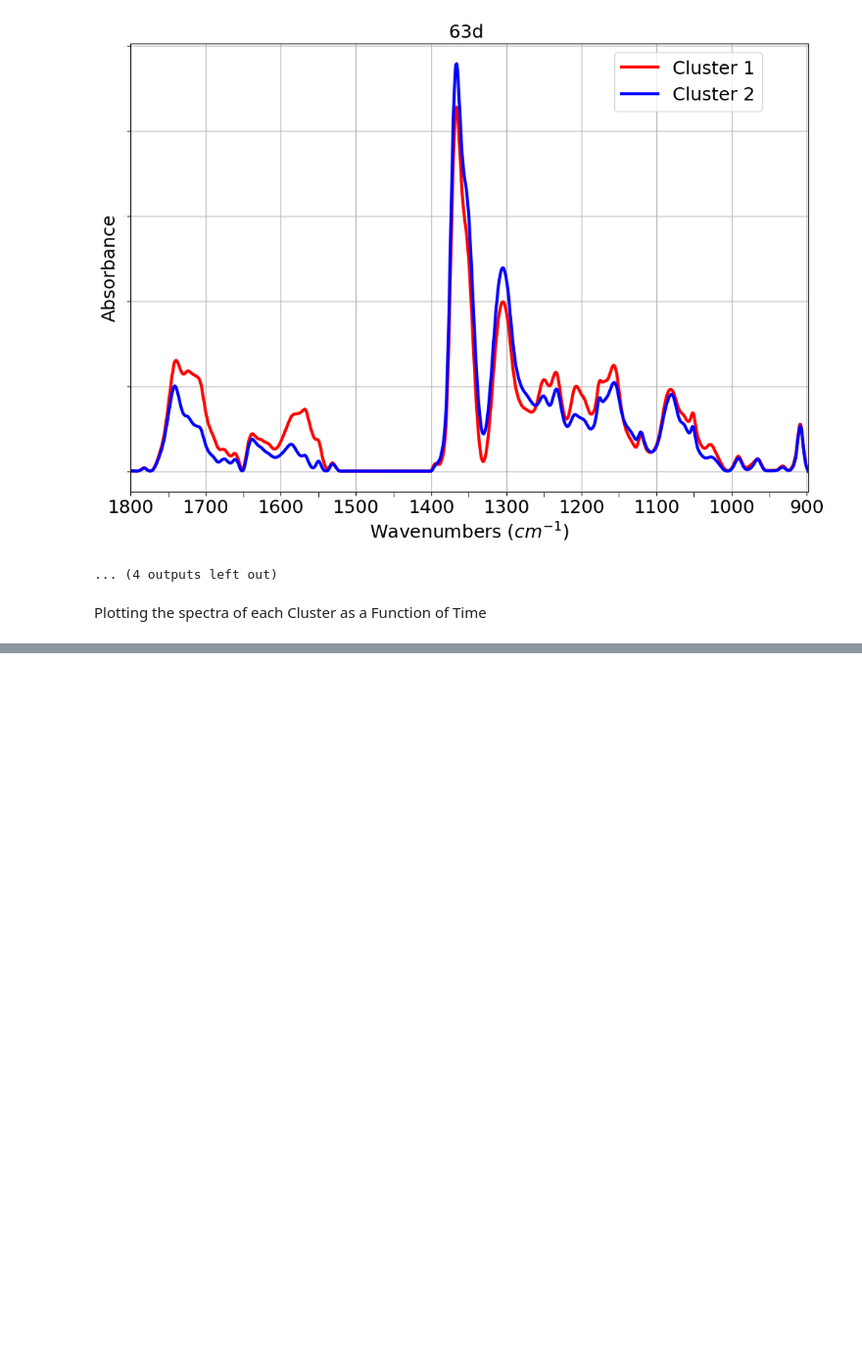
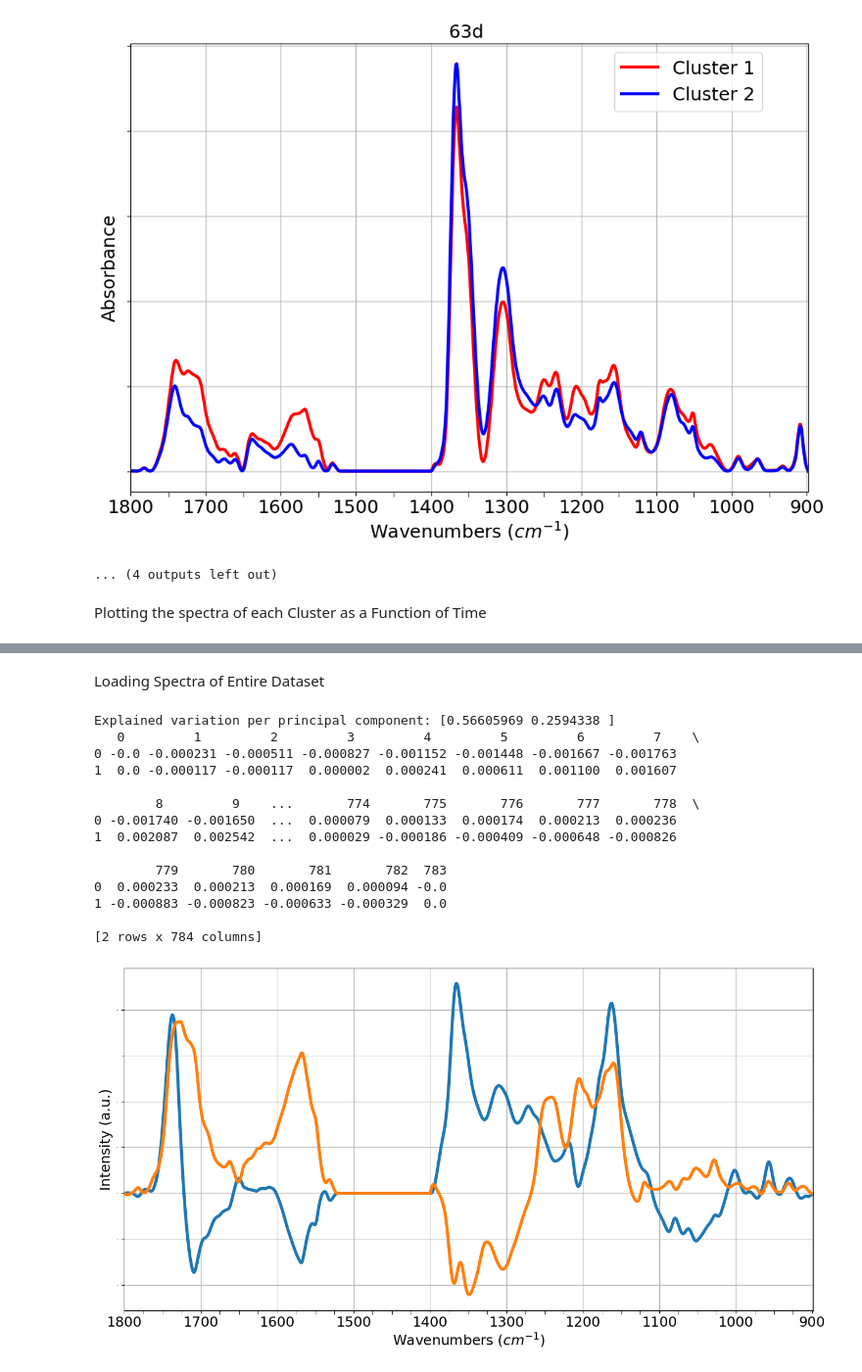
Before and after one commit to Zachery-Evans/DBSCAN_Feature_Extraction, a Jupyter notebook: PCA.ipynb, the cells around one changed output, grey strips where cells are left out. Shown at 98% size. Saved outputs shown, nothing was run; the diff lists cells and outputs as text; code cells hidden in the pictures; blank space fills up the shorter version.

```diff
--- a/PCA.ipynb
+++ b/PCA.ipynb
@@ -433,0 +597,56 @@ ani.save("./bulk_spectra.gif", writer="pillow")
+# %% [markdown]
+Loading Spectra of Entire Dataset
+# %%
+PC_inputData = pd.read_csv("training_data.csv", skiprows=[1,2])
+
+_, _, mask_selected, modePosition, areaPE = distribution_Selection(PC_inputData, '1981.7 - 2095.8', 2)
+PC_inputData = PC_inputData[mask_selected].copy()
+
+numlike = compile(r"^-?\d+(\.\d+)?$")
+
+wavenumbers = np.array([c for c in training_df.columns if numlike.match(str(c).strip())])
+
+PC_inputData = PC_inputData[wavenumbers].values
+
+PCs = 2
+
+PCA_output = IR_PCA(PC_inputData, PCs, normalize=False)
+
+PC_df = PCA_output[0]
+loadings_df = PCA_output[1]
+print(loadings_df)
+fig, ax = plt.subplots(figsize=(16, 8))
+
+cmap = plt.get_cmap('viridis')
+colors = cmap(np.linspace(0, 0.8, len(cluster2_spectra)))
+for i in range(len(loadings_df)):
+    ax.plot(frequencies, loadings_df.iloc[i], linewidth=4)
+
+ax.set_ylabel('Intensity (a.u.)', fontsize=18)
+ax.set_xlabel(r'Wavenumbers ($cm^{-1}$)', fontsize=18)
+ax.tick_params(which='major', axis='x', labelsize=18)
+ax.tick_params(which='minor', axis='x', length=5)
+
+ax.xaxis.set_major_locator(ticker.MultipleLocator(100))
+ax.xaxis.set_minor_locator(ticker.MultipleLocator(25))
+
+ax.tick_params(axis='y', labelsize=0)
+
+ax.set_xlim(frequencies[-1], frequencies[0])
+ax.grid(True)
+# %% [output]
+Explained variation per principal component: [0.56605969 0.2594338 ]
+   0         1         2         3         4         5         6         7    \
+0 -0.0 -0.000231 -0.000511 -0.000827 -0.001152 -0.001448 -0.001667 -0.001763
+1  0.0 -0.000117 -0.000117  0.000002  0.000241  0.000611  0.001100  0.001607
+
+        8         9    ...       774       775       776       777       778  \
+0 -0.001740 -0.001650  ...  0.000079  0.000133  0.000174  0.000213  0.000236
+1  0.002087  0.002542  ...  0.000029 -0.000186 -0.000409 -0.000648 -0.000826
+
+        779       780       781       782  783
+0  0.000233  0.000213  0.000169  0.000094 -0.0
+1 -0.000883 -0.000823 -0.000633 -0.000329  0.0
+
+[2 rows x 784 columns]
+[figure, added]
```
Also changed, not shown: parts of 9 cells of this notebook, 4 other files.
